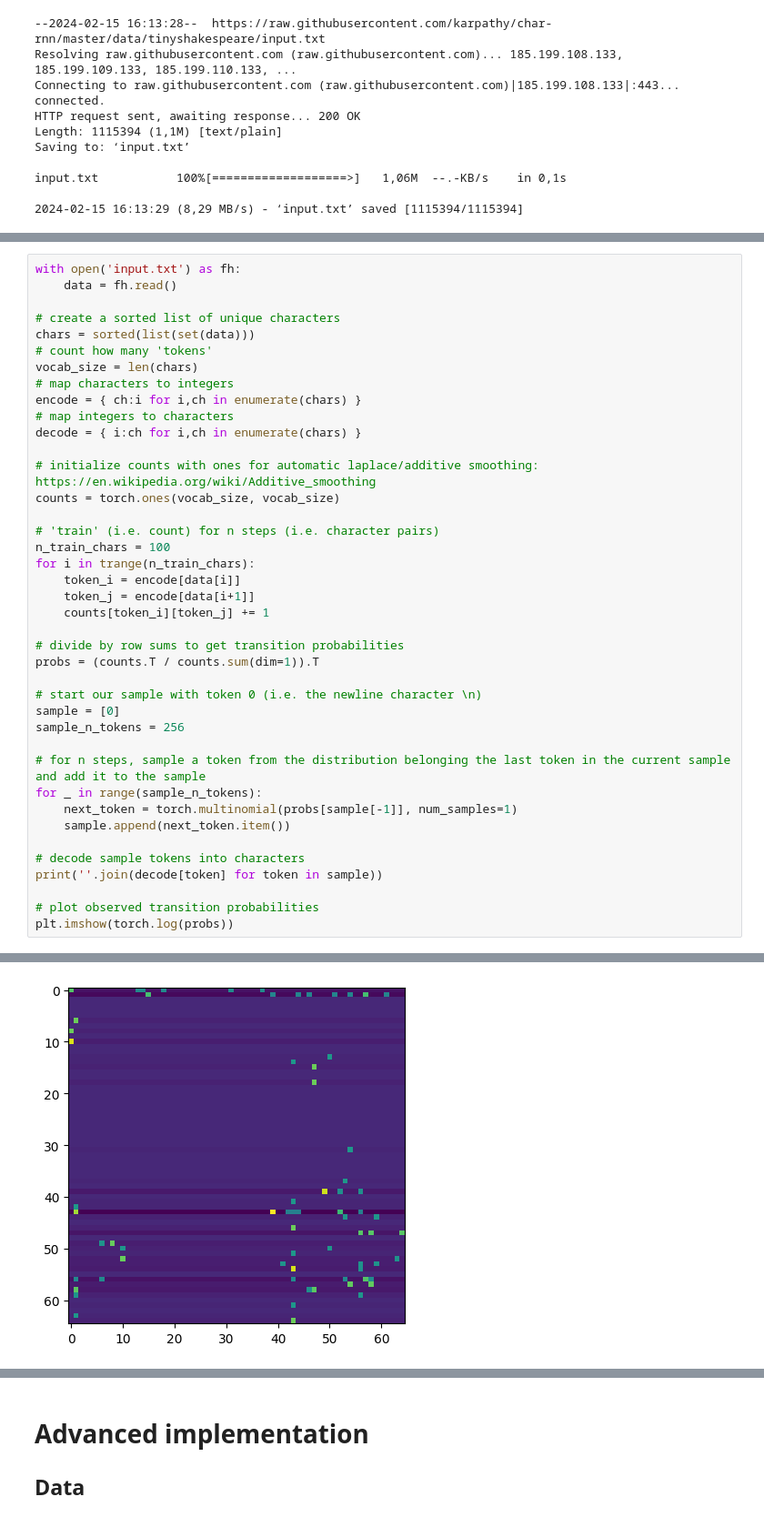
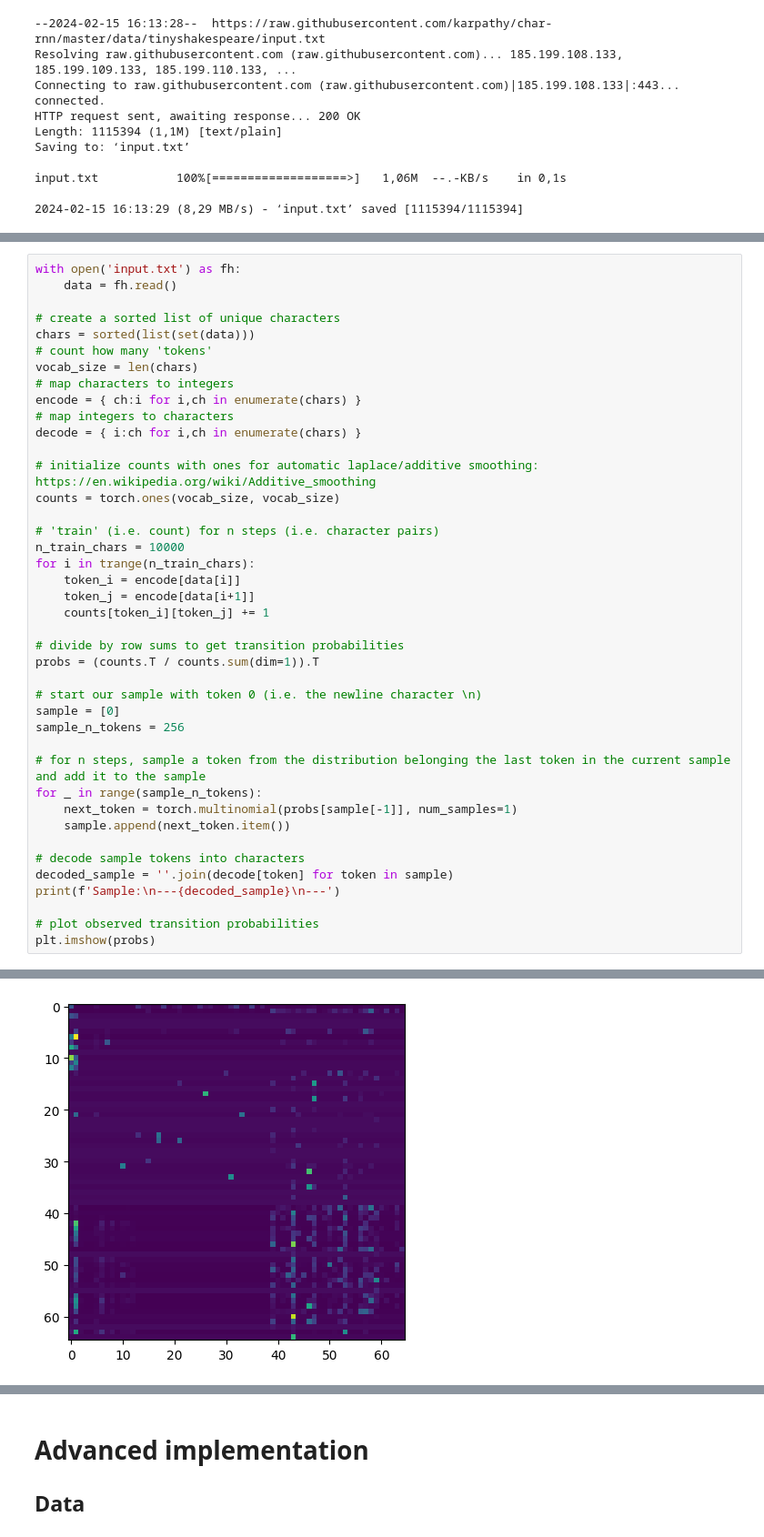
Before and after one commit to holmrenser/deep_learning, a Jupyter notebook: markov_prediction.ipynb, the cells around one changed output, grey strips where cells are left out. Shown at 91% size. Saved outputs shown, nothing was run; the diff lists cells and outputs as text.

Commit message:
tokenization implementation and work on markov prediction

```diff
--- a/markov_prediction.ipynb
+++ b/markov_prediction.ipynb
@@ -56,7 +56,7 @@ decode = { i:ch for i,ch in enumerate(chars) }
 counts = torch.ones(vocab_size, vocab_size)
 
 # 'train' (i.e. count) for n steps (i.e. character pairs)
-n_train_chars = 100
+n_train_chars = 10000
 for i in trange(n_train_chars):
     token_i = encode[data[i]]
     token_j = encode[data[i+1]]
@@ -75,8 +75,9 @@ for _ in range(sample_n_tokens):
     sample.append(next_token.item())
 
 # decode sample tokens into characters
-print(''.join(decode[token] for token in sample))
+decoded_sample = ''.join(decode[token] for token in sample)
+print(f'Sample:\n---{decoded_sample}\n---')
 
 # plot observed transition probabilities
-plt.imshow(torch.log(probs))
+plt.imshow(probs)
 # %% [output]
@@ -88,2 +98,2 @@ mGE;ro.UZuOCw
 <matplotlib.image.AxesImage at 0x...>
-[figure, old version]
+[figure, new version]
```
Also changed, not shown: parts of 14 cells of this notebook, 1 other file.
